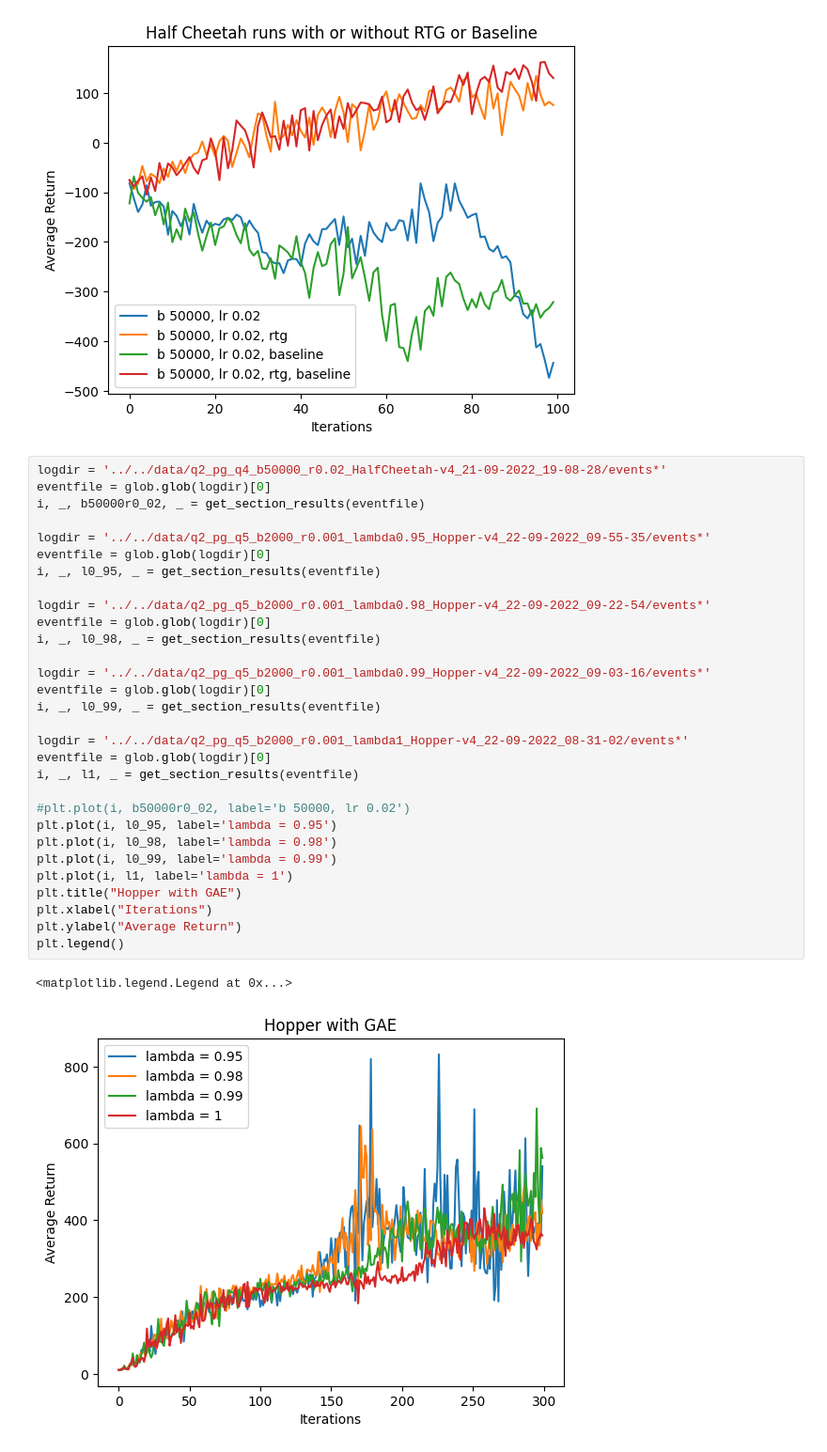
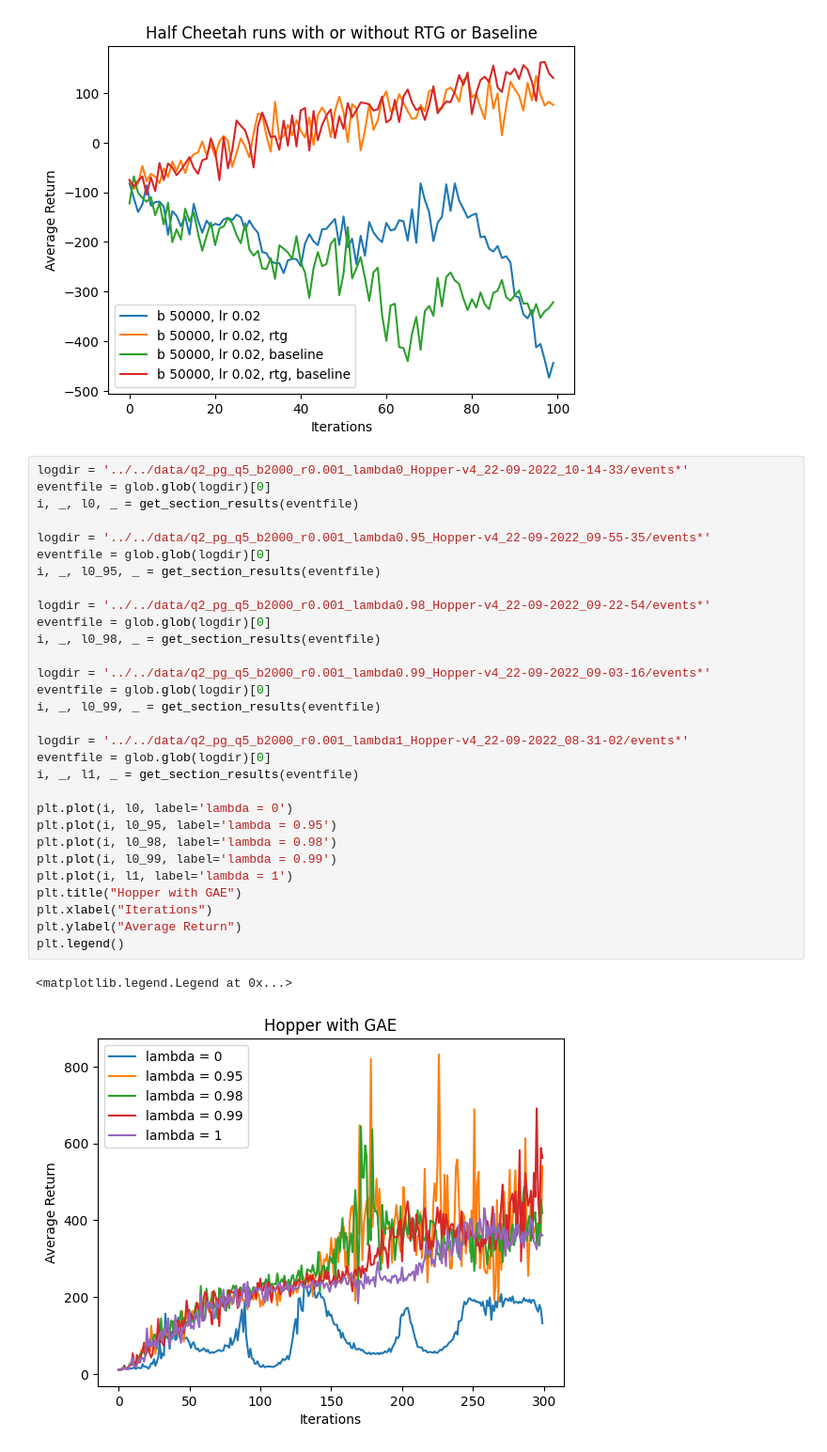
Before and after one commit to 0neDividedbyZer0/homework_fall2022, a Jupyter notebook: hw2/cs285/scripts/Plotting.ipynb, the cells around one changed output. Shown at 94% size. Saved outputs shown, nothing was run; the diff lists cells and outputs as text.

Commit message:
plots

```diff
--- a/hw2/cs285/scripts/Plotting.ipynb
+++ b/hw2/cs285/scripts/Plotting.ipynb
@@ -189,35 +189,35 @@ plt.legend()
 <matplotlib.legend.Legend at 0x...>
 [figure]
 # %%
-logdir = '../../data/q2_pg_q4_b50000_r0.02_HalfCheetah-v4_21-09-2022_19-08-28/events*'
+logdir = '../../data/q2_pg_q5_b2000_r0.001_lambda0_Hopper-v4_22-09-2022_10-14-33/events*'
 eventfile = glob.glob(logdir)[0]
-i, _, b50000r0_02, _ = get_section_results(eventfile)
+i, _, l0, _ = get_section_results(eventfile)
 
 logdir = '../../data/q2_pg_q5_b2000_r0.001_lambda0.95_Hopper-v4_22-09-2022_09-55-35/events*'
 eventfile = glob.glob(logdir)[0]
 i, _, l0_95, _ = get_section_results(eventfile)
 
 logdir = '../../data/q2_pg_q5_b2000_r0.001_lambda0.98_Hopper-v4_22-09-2022_09-22-54/events*'
 eventfile = glob.glob(logdir)[0]
 i, _, l0_98, _ = get_section_results(eventfile)
 
 logdir = '../../data/q2_pg_q5_b2000_r0.001_lambda0.99_Hopper-v4_22-09-2022_09-03-16/events*'
 eventfile = glob.glob(logdir)[0]
 i, _, l0_99, _ = get_section_results(eventfile)
 
 logdir = '../../data/q2_pg_q5_b2000_r0.001_lambda1_Hopper-v4_22-09-2022_08-31-02/events*'
 eventfile = glob.glob(logdir)[0]
 i, _, l1, _ = get_section_results(eventfile)
 
-#plt.plot(i, b50000r0_02, label='b 50000, lr 0.02')
+plt.plot(i, l0, label='lambda = 0')
 plt.plot(i, l0_95, label='lambda = 0.95')
 plt.plot(i, l0_98, label='lambda = 0.98')
 plt.plot(i, l0_99, label='lambda = 0.99')
 plt.plot(i, l1, label='lambda = 1')
 plt.title("Hopper with GAE")
 plt.xlabel("Iterations")
 plt.ylabel("Average Return")
 plt.legend()
 # %% [output]
 <matplotlib.legend.Legend at 0x...>
-[figure, old version]
+[figure, new version]
```
